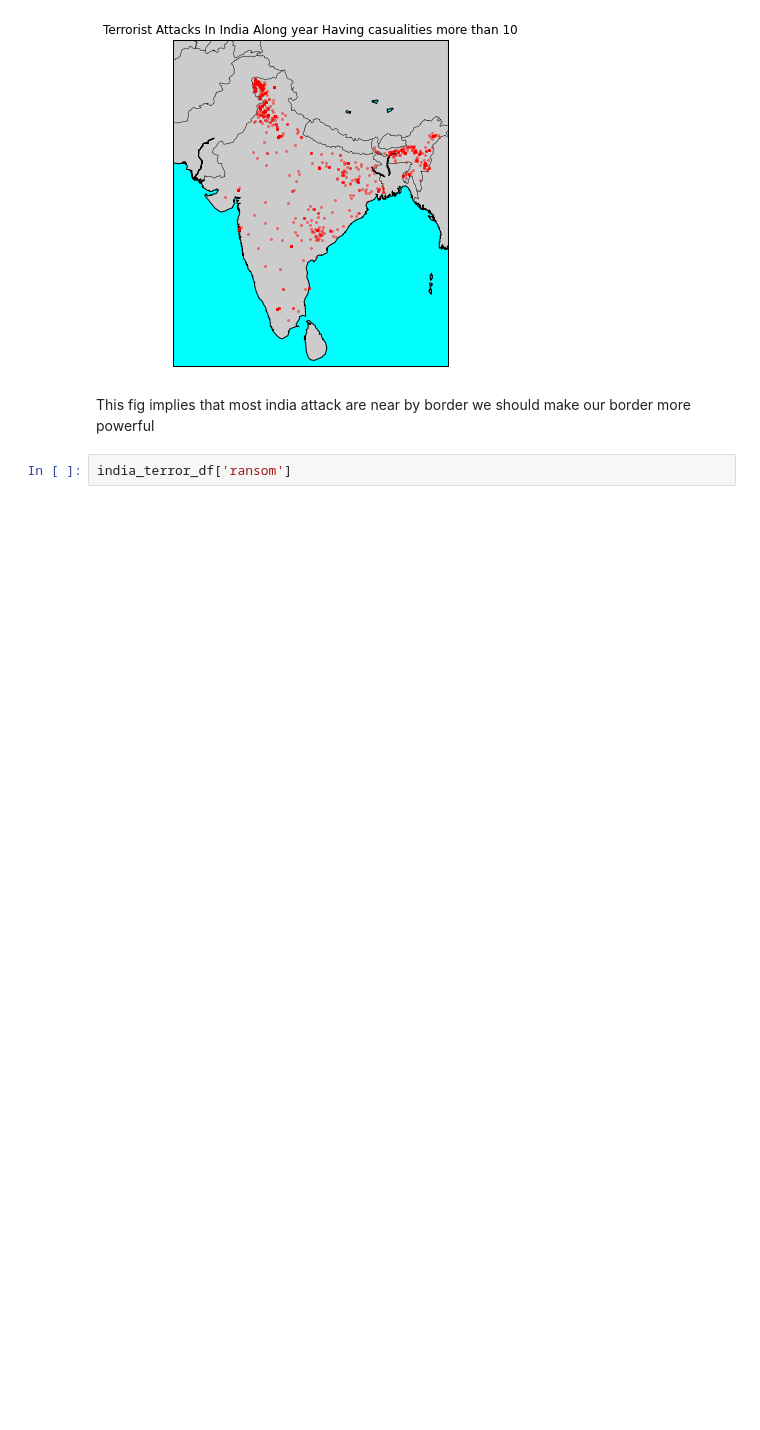
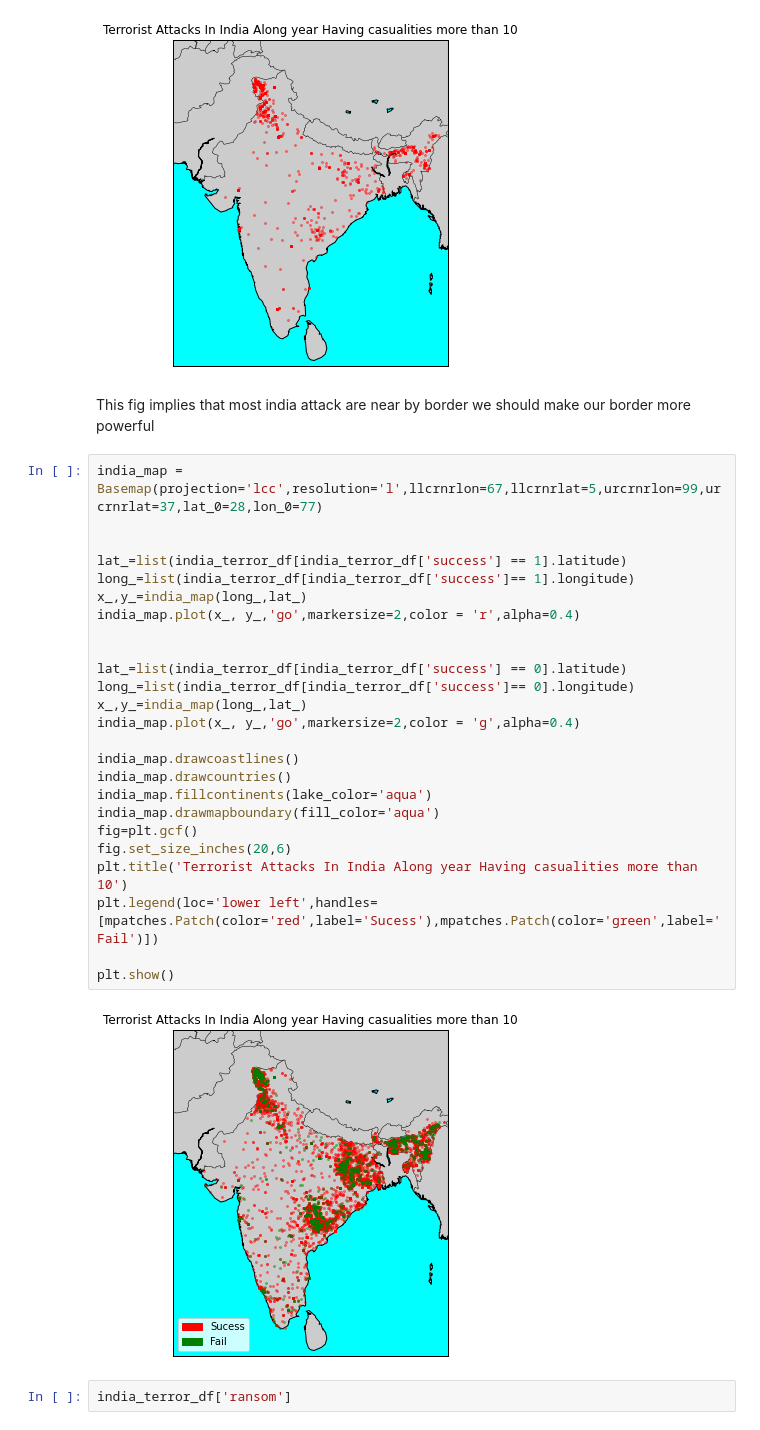
Before and after one commit to chinu1997/Team5-Capstone, a Jupyter notebook: Chinmaya_Devprasad_Team_5_Capstone_Project1.ipynb, the cells around one changed output. Cells and saved outputs as stored; diff of their text form; blank space fills up the shorter version.

```diff
--- a/Chinmaya_Devprasad_Team_5_Capstone_Project1.ipynb
+++ b/Chinmaya_Devprasad_Team_5_Capstone_Project1.ipynb
@@ -691,6 +692,33 @@ plt.show()
 [figure]
 # %% [markdown]
 This fig implies that most india attack are near by border we should make our border more powerful
+# %%
+india_map = Basemap(projection='lcc',resolution='l',llcrnrlon=67,llcrnrlat=5,urcrnrlon=99,urcrnrlat=37,lat_0=28,lon_0=77)
+
+
+lat_=list(india_terror_df[india_terror_df['success'] == 1].latitude)
+long_=list(india_terror_df[india_terror_df['success']== 1].longitude)
+x_,y_=india_map(long_,lat_)
+india_map.plot(x_, y_,'go',markersize=2,color = 'r',alpha=0.4)
+
+
+lat_=list(india_terror_df[india_terror_df['success'] == 0].latitude)
+long_=list(india_terror_df[india_terror_df['success']== 0].longitude)
+x_,y_=india_map(long_,lat_)
+india_map.plot(x_, y_,'go',markersize=2,color = 'g',alpha=0.4)
+
+india_map.drawcoastlines()
+india_map.drawcountries()
+india_map.fillcontinents(lake_color='aqua')
+india_map.drawmapboundary(fill_color='aqua')
+fig=plt.gcf()
+fig.set_size_inches(20,6)
+plt.title('Terrorist Attacks In India Along year Having casualities more than 10')
+plt.legend(loc='lower left',handles=[mpatches.Patch(color='red',label='Sucess'),mpatches.Patch(color='green',label='Fail')])
+
+plt.show()
+# %% [output]
+[figure, added]
 # %%
 india_terror_df['ransom']
 # %% [output]
```
Also changed, not shown: parts of 12 cells of this notebook.
